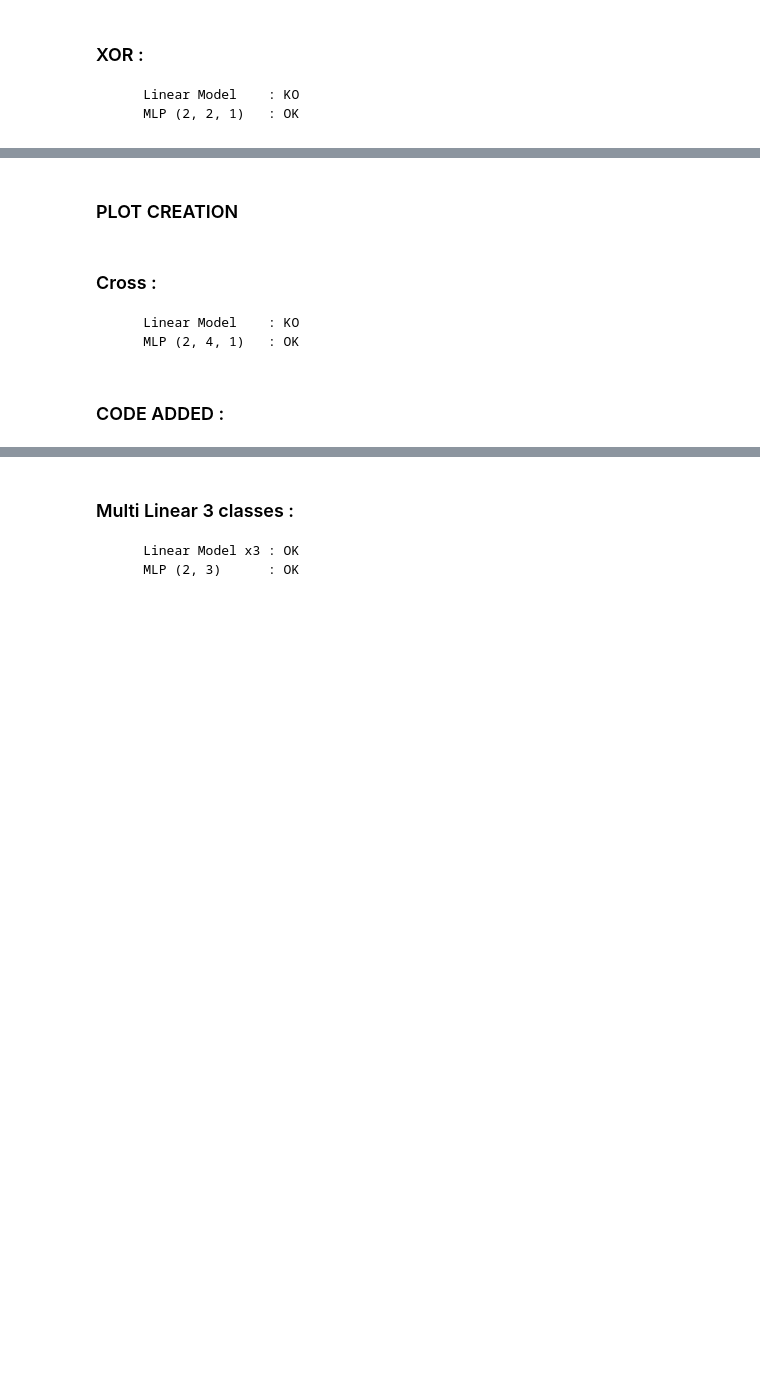
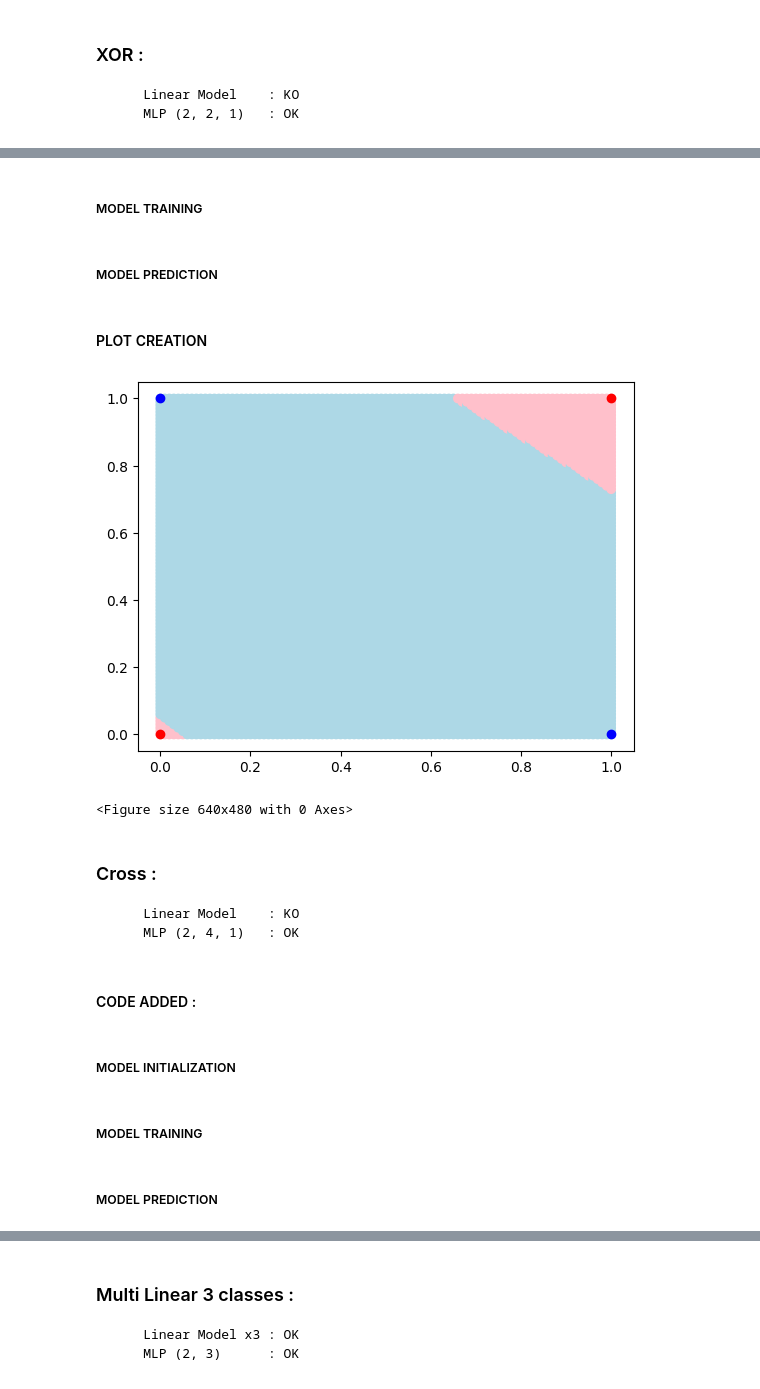
Before and after one commit to StarNova2/Annual-Project-ESGI, a Jupyter notebook: PythonProject/[Notebook] Cas de tests.ipynb, the cells around one changed output, grey strips where cells are left out. Saved outputs shown, nothing was run; the diff lists cells and outputs as text; code cells hidden in the pictures; blank space fills up the shorter version.

```diff
--- a/PythonProject/[Notebook] Cas de tests.ipynb
+++ b/PythonProject/[Notebook] Cas de tests.ipynb
@@ -145,10 +264,57 @@ Y = np.array([1, 1, -1, -1])
+# %%
+# ----- MLP MODEL -----
+
+try :
+    mlp.close()
+except:
+    pass
+
+mlp = MLPRust(
+        layer_sizes=[2,2,1],
+        learning_rate=0.001,
+        task_mode=TaskMode.CLASSIFICATION,
+    )
+# %% [markdown]
+##### MODEL TRAINING
+# %%
+# ----- MLP MODEL -----
+
+mlp.fit(X, Y, steps=10000)
+# %% [markdown]
+##### MODEL PREDICTION
+# %%
+# ----- MLP MODEL -----
+
+points_to_predict = []
+
+for i in range(101):
+    for j in range(101):
+        points_to_predict.append((i/100,j/100))
+points_to_predict = np.array(points_to_predict)
+
+labels = []
+colors = []
+
+for p in points_to_predict:
+    if mlp.predict_labels(p) == -1:
+        labels.append(1.0)
+        colors.append('pink')
+    else:
+        labels.append(-1.0)
+        colors.append('lightblue')
 # %% [markdown]
-### PLOT CREATION
+#### PLOT CREATION
 # %%
+# ----- MLP MODEL PREDICTED POINTS -----
+plt.scatter(points_to_predict[:, 0], points_to_predict[:, 1], c=colors)
+
 plt.scatter(X[0:2, 0], X[0:2, 1], color='blue')
 plt.scatter(X[2:4,0], X[2:4,1], color='red')
 plt.show()
 plt.clf()
+# %% [output]
+[figure, added]
+<Figure size 640x480 with 0 Axes>
 # %% [markdown]
 
 
@@ -245,4 +411,6 @@ plt.clf()
 X = np.random.random((500, 2)) * 2.0 - 1.0
 Y = np.array([1 if abs(p[0]) <= 0.3 or abs(p[1]) <= 0.3 else -1 for p in X])
 # %% [markdown]
-### CODE ADDED :
+#### CODE ADDED :
+# %% [markdown]
+##### MODEL INITIALIZATION
@@ -248,0 +430,2 @@ Y = np.array([1 if abs(p[0]) <= 0.3 or abs(p[1]) <= 0.3 else -1 for p in X])
+# %% [markdown]
+##### MODEL TRAINING
@@ -248,0 +436,2 @@ Y = np.array([1 if abs(p[0]) <= 0.3 or abs(p[1]) <= 0.3 else -1 for p in X])
+# %% [markdown]
+##### MODEL PREDICTION
```
Also changed, not shown: parts of 56 cells of this notebook, 5 other files.
